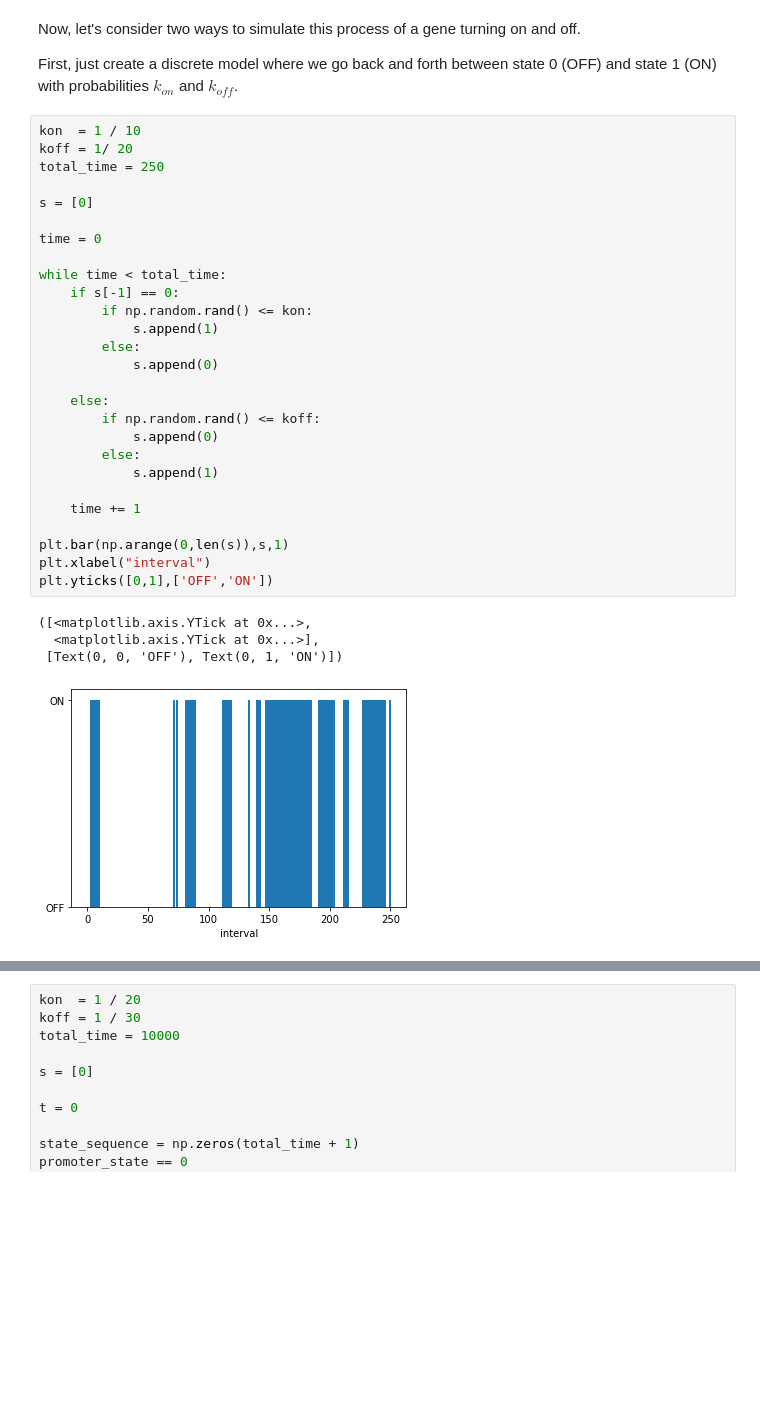
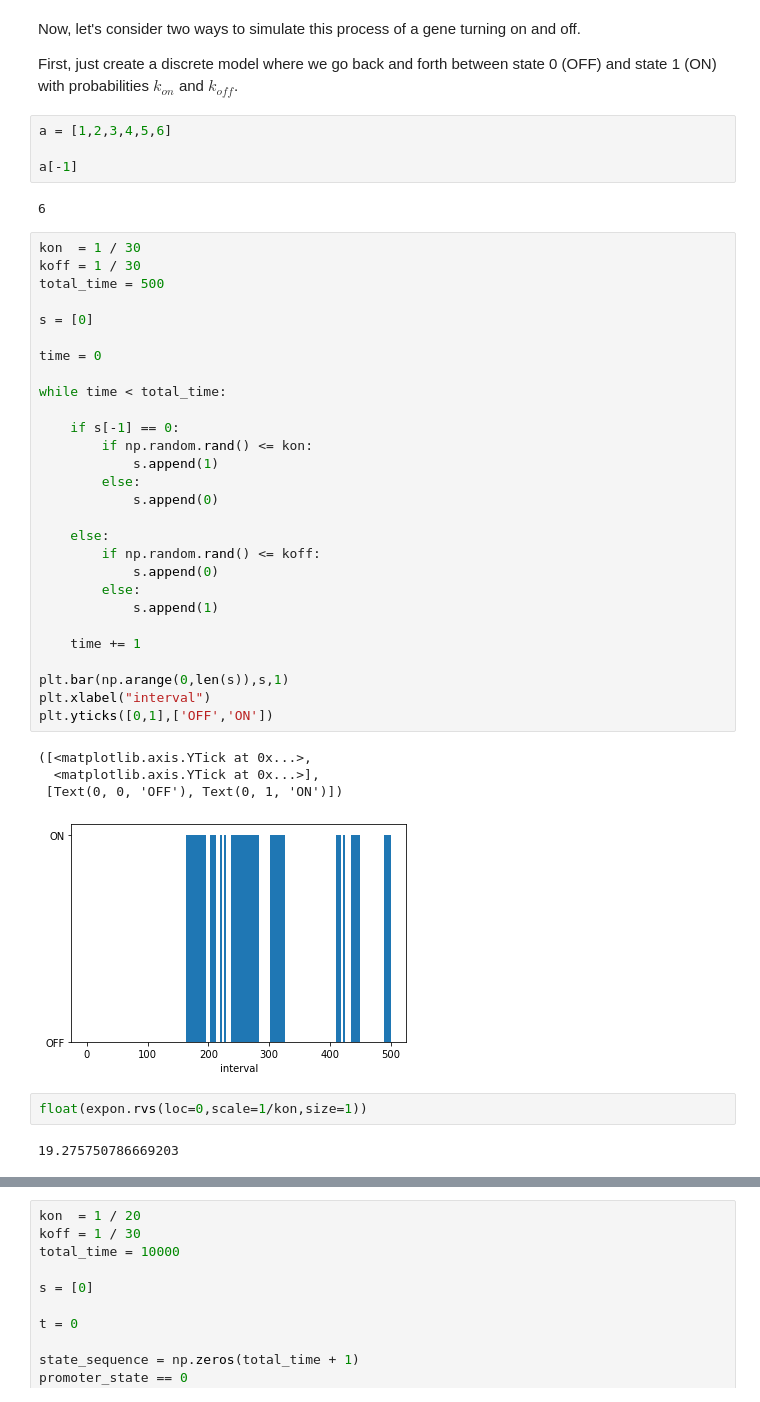
Before and after one commit to ucbmcb288/mcb288, a Jupyter notebook: Transcription/MCB288_Transcription_Part1.ipynb, the cells around one changed output, grey strips where cells are left out. Saved outputs shown, nothing was run; the diff lists cells and outputs as text; blank space fills up the shorter version.

```diff
--- a/Transcription/MCB288_Transcription_Part1.ipynb
+++ b/Transcription/MCB288_Transcription_Part1.ipynb
@@ -195,35 +313,46 @@ plt.legend()
 Now, let's consider two ways to simulate this process of a gene turning on and off.
 
 First, just create a discrete model where we go back and forth between state 0 (OFF) and state 1 (ON) with probabilities $k_{on}$ and $k_{off}$.
+# %%
+a = [1,2,3,4,5,6]
+
+a[-1]
+# %% [output]
+6
 # %%
-kon  = 1 / 10
-koff = 1/ 20
-total_time = 250
+kon  = 1 / 30
+koff = 1 / 30
+total_time = 500
 
 s = [0]
 
 time = 0
 
 while time < total_time:
+
     if s[-1] == 0:
         if np.random.rand() <= kon:
             s.append(1)
         else:
             s.append(0)
 
     else:
         if np.random.rand() <= koff:
             s.append(0)
         else:
             s.append(1)
 
     time += 1
 
 plt.bar(np.arange(0,len(s)),s,1)
 plt.xlabel("interval")
 plt.yticks([0,1],['OFF','ON'])
 # %% [output]
 ([<matplotlib.axis.YTick at 0x...>,
   <matplotlib.axis.YTick at 0x...>],
  [Text(0, 0, 'OFF'), Text(0, 1, 'ON')])
-[figure, old version]
+[figure, new version]
+# %%
+float(expon.rvs(loc=0,scale=1/kon,size=1))
+# %% [output]
+19.275750786669203
```
Also changed, not shown: parts of 41 cells of this notebook, 3 other files.
